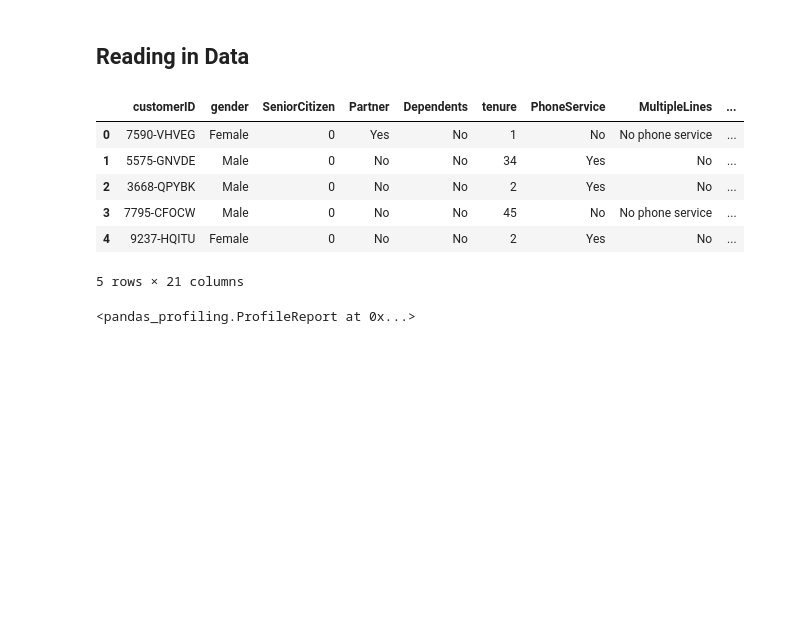
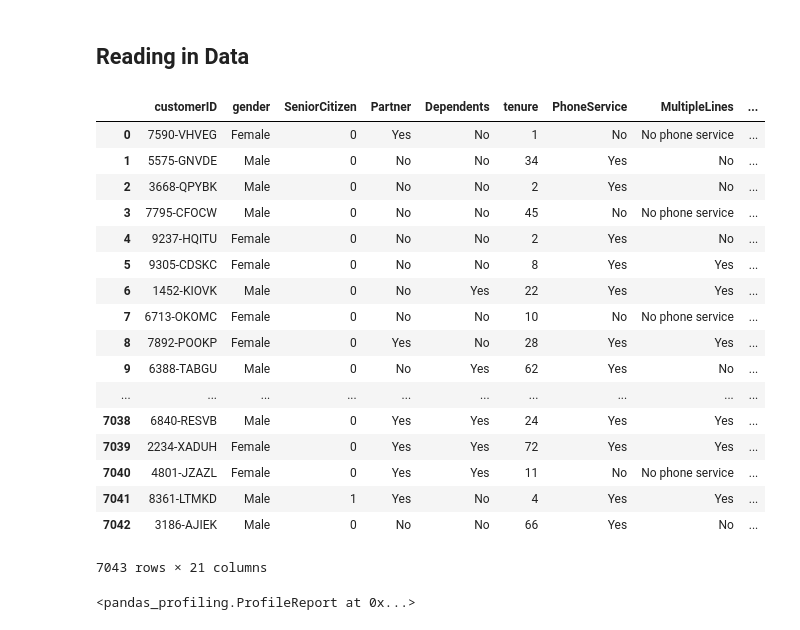
Before and after one commit to robinleoknauth/customer_churn_project, a Jupyter notebook: Customer_churn_EDA.ipynb, the cells around one changed output. Drawn from its saved outputs; the diff is of its cells as text; code cells hidden in the pictures; blank space fills up the shorter version.

```diff
--- a/Customer_churn_EDA.ipynb
+++ b/Customer_churn_EDA.ipynb
@@ -22,15 +29,26 @@ import pandas_profiling
 # %%
 churn_df = pd.read_csv('Telco-Customer-Churn.csv')
 # %%
-churn_df.head()
+churn_df
 # %% [output]
 |  | customerID | gender | SeniorCitizen | Partner | Dependents | tenure | PhoneService | MultipleLines | ... |
 | 0 | 7590-VHVEG | Female | 0 | Yes | No | 1 | No | No phone service | ... |
 | 1 | 5575-GNVDE | Male | 0 | No | No | 34 | Yes | No | ... |
 | 2 | 3668-QPYBK | Male | 0 | No | No | 2 | Yes | No | ... |
 | 3 | 7795-CFOCW | Male | 0 | No | No | 45 | No | No phone service | ... |
 | 4 | 9237-HQITU | Female | 0 | No | No | 2 | Yes | No | ... |
+| 5 | 9305-CDSKC | Female | 0 | No | No | 8 | Yes | Yes | ... |
+| 6 | 1452-KIOVK | Male | 0 | No | Yes | 22 | Yes | Yes | ... |
+| 7 | 6713-OKOMC | Female | 0 | No | No | 10 | No | No phone service | ... |
+| 8 | 7892-POOKP | Female | 0 | Yes | No | 28 | Yes | Yes | ... |
+| 9 | 6388-TABGU | Male | 0 | No | Yes | 62 | Yes | No | ... |
+| ... | ... | ... | ... | ... | ... | ... | ... | ... | ... |
+| 7038 | 6840-RESVB | Male | 0 | Yes | Yes | 24 | Yes | Yes | ... |
+| 7039 | 2234-XADUH | Female | 0 | Yes | Yes | 72 | Yes | Yes | ... |
+| 7040 | 4801-JZAZL | Female | 0 | Yes | Yes | 11 | No | No phone service | ... |
+| 7041 | 8361-LTMKD | Male | 1 | Yes | No | 4 | Yes | Yes | ... |
+| 7042 | 3186-AJIEK | Male | 0 | No | No | 66 | Yes | No | ... |
-5 rows × 21 columns
+7043 rows × 21 columns
 # %%
 pandas_profiling.ProfileReport(churn_df)
 # %% [output]
```
Also changed, not shown: parts of 1 cell of this notebook, 1 other file.
